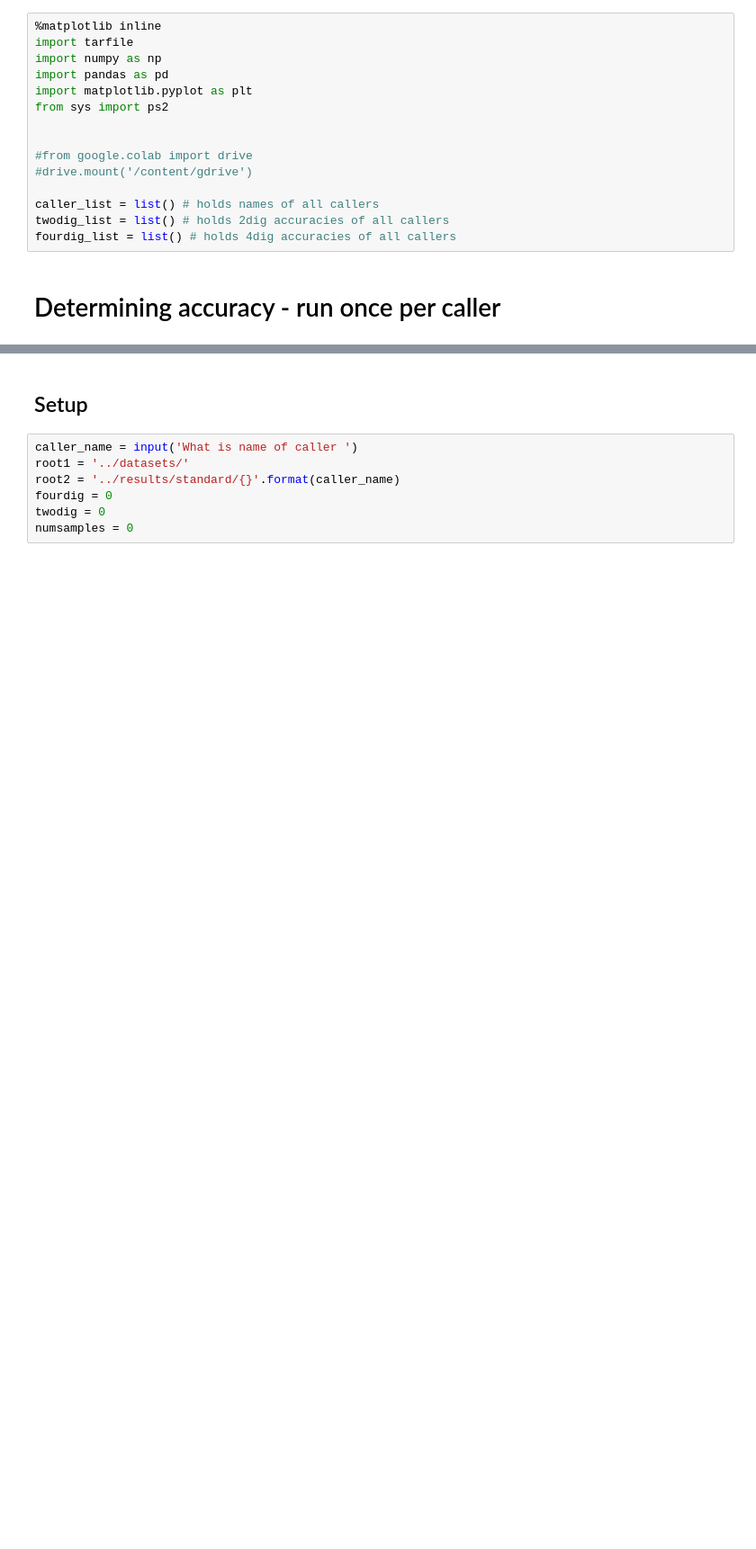
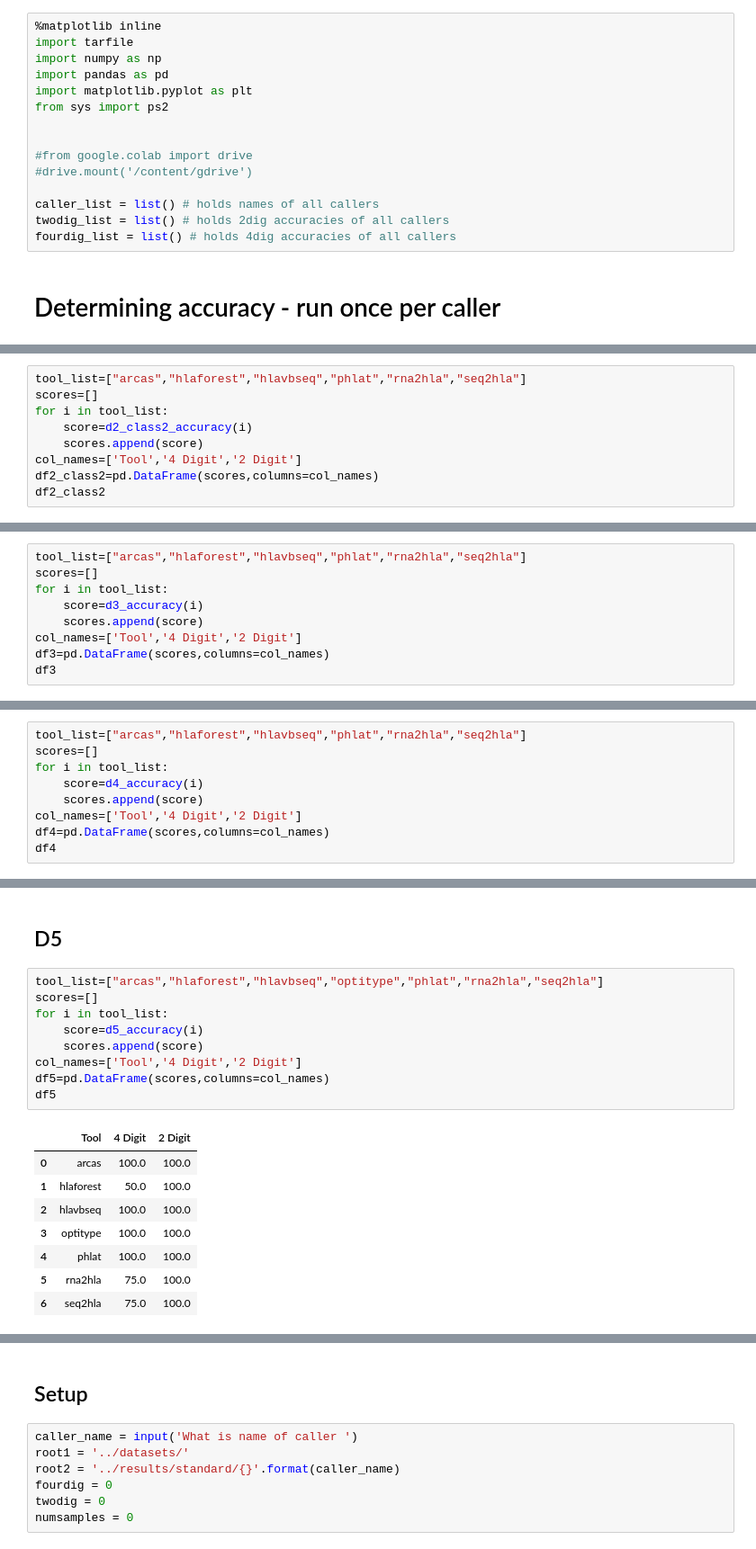
Before and after one commit to ydottie/hlaproject, a Jupyter notebook: notebooks/FINAL_accuracy_all_datasets.ipynb, the cells around one changed output, grey strips where cells are left out. Shown at 90% size. Saved outputs shown, nothing was run; the diff lists cells and outputs as text; blank space fills up the shorter version.

```diff
--- a/notebooks/FINAL_accuracy_all_datasets.ipynb
+++ b/notebooks/FINAL_accuracy_all_datasets.ipynb
@@ -29,0 +897,9 @@ fourdig_list = list() # holds 4dig accuracies of all callers
+# %%
+tool_list=["arcas","hlaforest","hlavbseq","phlat","rna2hla","seq2hla"]
+scores=[]
+for i in tool_list:
+    score=d2_class2_accuracy(i)
+    scores.append(score)
+col_names=['Tool','4 Digit','2 Digit']
+df2_class2=pd.DataFrame(scores,columns=col_names)
+df2_class2
@@ -29,0 +916,9 @@ fourdig_list = list() # holds 4dig accuracies of all callers
+# %%
+tool_list=["arcas","hlaforest","hlavbseq","phlat","rna2hla","seq2hla"]
+scores=[]
+for i in tool_list:
+    score=d3_accuracy(i)
+    scores.append(score)
+col_names=['Tool','4 Digit','2 Digit']
+df3=pd.DataFrame(scores,columns=col_names)
+df3
@@ -29,0 +935,9 @@ fourdig_list = list() # holds 4dig accuracies of all callers
+# %%
+tool_list=["arcas","hlaforest","hlavbseq","phlat","rna2hla","seq2hla"]
+scores=[]
+for i in tool_list:
+    score=d4_accuracy(i)
+    scores.append(score)
+col_names=['Tool','4 Digit','2 Digit']
+df4=pd.DataFrame(scores,columns=col_names)
+df4
@@ -29,0 +952,20 @@ fourdig_list = list() # holds 4dig accuracies of all callers
+# %% [markdown]
+## D5
+# %%
+tool_list=["arcas","hlaforest","hlavbseq","optitype","phlat","rna2hla","seq2hla"]
+scores=[]
+for i in tool_list:
+    score=d5_accuracy(i)
+    scores.append(score)
+col_names=['Tool','4 Digit','2 Digit']
+df5=pd.DataFrame(scores,columns=col_names)
+df5
+# %% [output]
+|  | Tool | 4 Digit | 2 Digit |
+| 0 | arcas | 100.0 | 100.0 |
+| 1 | hlaforest | 50.0 | 100.0 |
+| 2 | hlavbseq | 100.0 | 100.0 |
+| 3 | optitype | 100.0 | 100.0 |
+| 4 | phlat | 100.0 | 100.0 |
+| 5 | rna2hla | 75.0 | 100.0 |
+| 6 | seq2hla | 75.0 | 100.0 |
```
Also changed, not shown: parts of 54 cells of this notebook.
